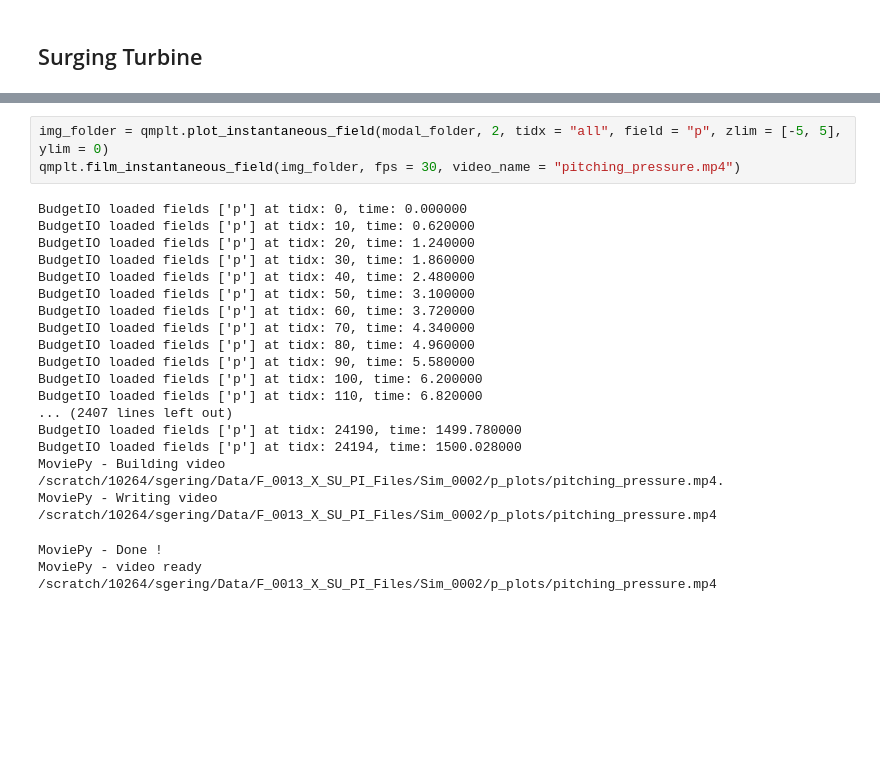
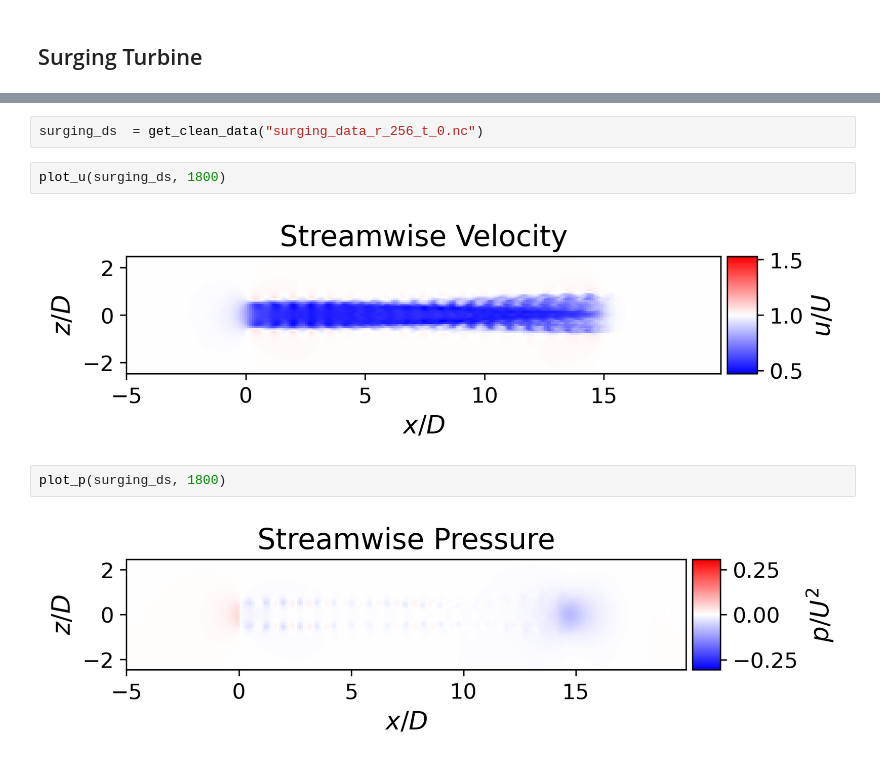
Before and after one commit to skygering/SimsPadeOps, a Jupyter notebook: analysis/modal_analysis_exploration.ipynb, the cells around one changed output, grey strips where cells are left out. Drawn from its saved outputs; the diff is of its cells as text; blank space fills up the shorter version.

```diff
--- a/analysis/modal_analysis_exploration.ipynb
+++ b/analysis/modal_analysis_exploration.ipynb
@@ -175,23 +123,10 @@ MoviePy - video ready /scratch/10264/sgering/Data/F_0013_X_SU_PI_Files/Sim_0002/
-# %%
-img_folder = qmplt.plot_instantaneous_field(modal_folder, 2, tidx = "all", field = "p", zlim = [-5, 5], ylim = 0)
-qmplt.film_instantaneous_field(img_folder, fps = 30, video_name = "pitching_pressure.mp4")
-# %% [output]
-BudgetIO loaded fields ['p'] at tidx: 0, time: 0.000000
-BudgetIO loaded fields ['p'] at tidx: 10, time: 0.620000
-BudgetIO loaded fields ['p'] at tidx: 20, time: 1.240000
-BudgetIO loaded fields ['p'] at tidx: 30, time: 1.860000
-BudgetIO loaded fields ['p'] at tidx: 40, time: 2.480000
-BudgetIO loaded fields ['p'] at tidx: 50, time: 3.100000
-BudgetIO loaded fields ['p'] at tidx: 60, time: 3.720000
-BudgetIO loaded fields ['p'] at tidx: 70, time: 4.340000
-BudgetIO loaded fields ['p'] at tidx: 80, time: 4.960000
-BudgetIO loaded fields ['p'] at tidx: 90, time: 5.580000
-BudgetIO loaded fields ['p'] at tidx: 100, time: 6.200000
-BudgetIO loaded fields ['p'] at tidx: 110, time: 6.820000
-... (2407 lines left out)
-BudgetIO loaded fields ['p'] at tidx: 24190, time: 1499.780000
-BudgetIO loaded fields ['p'] at tidx: 24194, time: 1500.028000
-MoviePy - Building video /scratch/10264/sgering/Data/F_0013_X_SU_PI_Files/Sim_0002/p_plots/pitching_pressure.mp4.
-MoviePy - Writing video /scratch/10264/sgering/Data/F_0013_X_SU_PI_Files/Sim_0002/p_plots/pitching_pressure.mp4
-MoviePy - Done !
-MoviePy - video ready /scratch/10264/sgering/Data/F_0013_X_SU_PI_Files/Sim_0002/p_plots/pitching_pressure.mp4
+# %%
+surging_ds  = get_clean_data("surging_data_r_256_t_0.nc")
+# %%
+plot_u(surging_ds, 1800)
+# %% [output]
+[figure, added]
+# %%
+plot_p(surging_ds, 1800)
+# %% [output]
+[figure, added]
```
Also changed, not shown: parts of 41 cells of this notebook, 2 other files.
